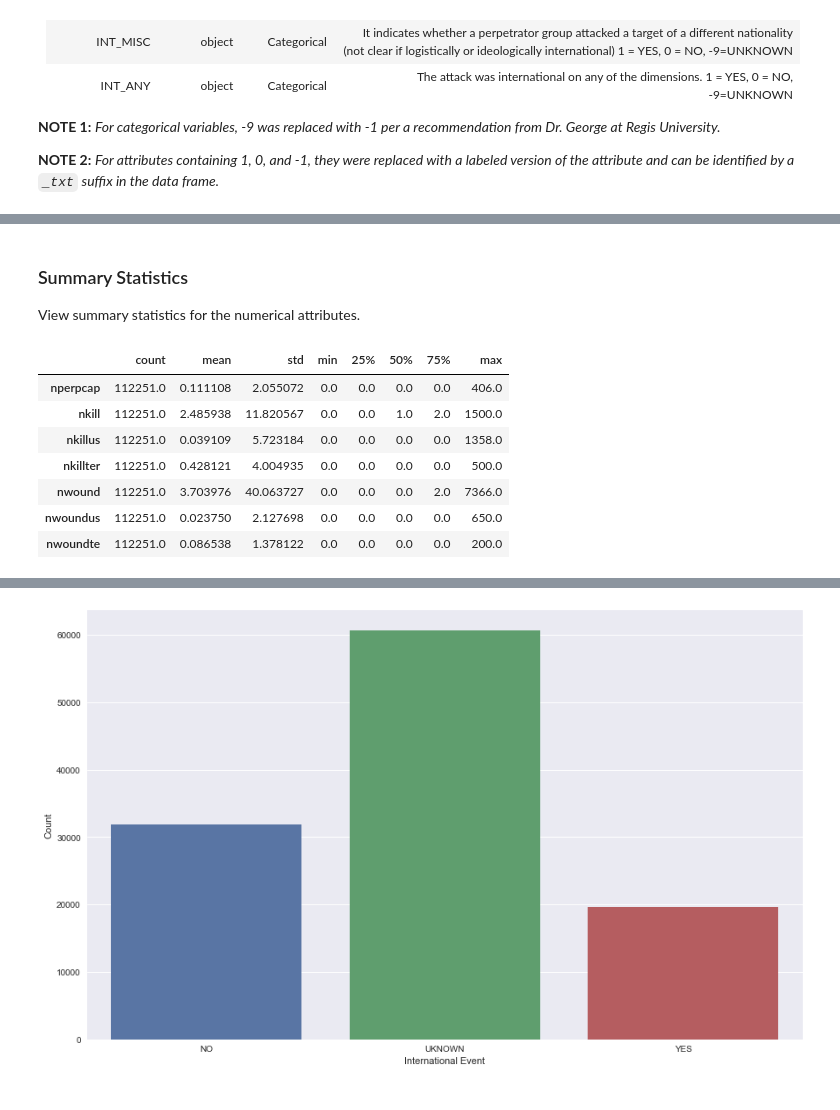
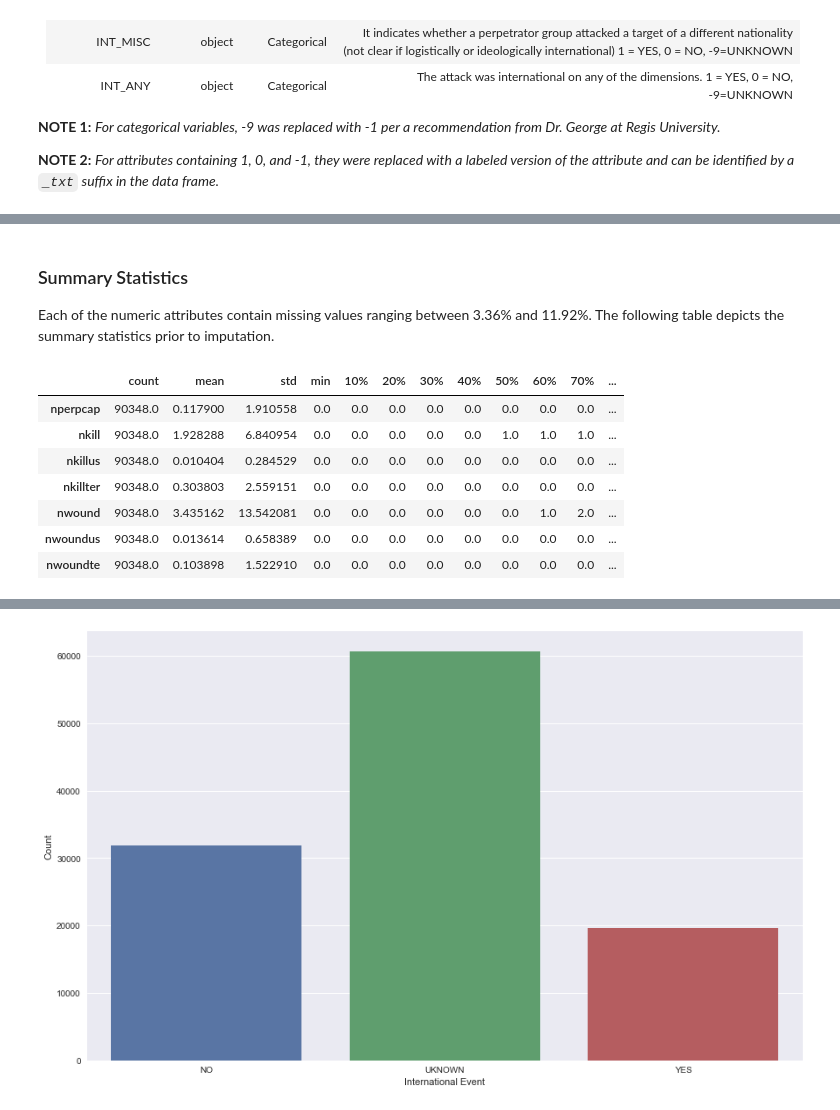
Before and after one commit to tcskowronek/predicting-terrorist-attacks, a Jupyter notebook: src/02-Exploratory-Data-Analysis.ipynb, the cells around one changed output, grey strips where cells are left out. Cells and saved outputs as stored; diff of their text form; code cells hidden in the pictures.

Commit message:
Added imputation for the numeric attributes

```diff
--- a/src/02-Exploratory-Data-Analysis.ipynb
+++ b/src/02-Exploratory-Data-Analysis.ipynb
@@ -151,18 +151,19 @@ INT_MISC_txt        112251 non-null category
 INT_ANY_txt         112251 non-null category
 dtypes: category(27), float64(9), int64(3), object(8)
 memory usage: 21.1+ MB
-# %% [markdown]
-### Summary Statistics
-View summary statistics for the numerical attributes.
+# %% [markdown]
+### Summary Statistics
+Each of the numeric attributes contain missing values ranging between 3.36% and 11.92%.  The following table depicts the summary statistics prior to imputation.
 # %%
 gtd_df[['nperpcap', 'nkill', 'nkillus', 'nkillter', 'nwound',
-        'nwoundus', 'nwoundte']].dropna().describe().transpose()
+        'nwoundus', 'nwoundte']].dropna().describe(
+    percentiles = [0.10, 0.20, 0.30, 0.40, 0.50, 0.60, 0.70, 0.80, 0.90, 1.0]).transpose()
 # %% [output]
-|  | count | mean | std | min | 25% | 50% | 75% | max |
-| nperpcap | 112251.0 | 0.111108 | 2.055072 | 0.0 | 0.0 | 0.0 | 0.0 | 406.0 |
-| nkill | 112251.0 | 2.485938 | 11.820567 | 0.0 | 0.0 | 1.0 | 2.0 | 1500.0 |
-| nkillus | 112251.0 | 0.039109 | 5.723184 | 0.0 | 0.0 | 0.0 | 0.0 | 1358.0 |
-| nkillter | 112251.0 | 0.428121 | 4.004935 | 0.0 | 0.0 | 0.0 | 0.0 | 500.0 |
-| nwound | 112251.0 | 3.703976 | 40.063727 | 0.0 | 0.0 | 0.0 | 2.0 | 7366.0 |
-| nwoundus | 112251.0 | 0.023750 | 2.127698 | 0.0 | 0.0 | 0.0 | 0.0 | 650.0 |
-| nwoundte | 112251.0 | 0.086538 | 1.378122 | 0.0 | 0.0 | 0.0 | 0.0 | 200.0 |
+|  | count | mean | std | min | 10% | 20% | 30% | 40% | 50% | 60% | 70% | ... |
+| nperpcap | 90348.0 | 0.117900 | 1.910558 | 0.0 | 0.0 | 0.0 | 0.0 | 0.0 | 0.0 | 0.0 | 0.0 | ... |
+| nkill | 90348.0 | 1.928288 | 6.840954 | 0.0 | 0.0 | 0.0 | 0.0 | 0.0 | 1.0 | 1.0 | 1.0 | ... |
+| nkillus | 90348.0 | 0.010404 | 0.284529 | 0.0 | 0.0 | 0.0 | 0.0 | 0.0 | 0.0 | 0.0 | 0.0 | ... |
+| nkillter | 90348.0 | 0.303803 | 2.559151 | 0.0 | 0.0 | 0.0 | 0.0 | 0.0 | 0.0 | 0.0 | 0.0 | ... |
+| nwound | 90348.0 | 3.435162 | 13.542081 | 0.0 | 0.0 | 0.0 | 0.0 | 0.0 | 0.0 | 1.0 | 2.0 | ... |
+| nwoundus | 90348.0 | 0.013614 | 0.658389 | 0.0 | 0.0 | 0.0 | 0.0 | 0.0 | 0.0 | 0.0 | 0.0 | ... |
+| nwoundte | 90348.0 | 0.103898 | 1.522910 | 0.0 | 0.0 | 0.0 | 0.0 | 0.0 | 0.0 | 0.0 | 0.0 | ... |
```
Also changed, not shown: parts of 11 cells of this notebook.
